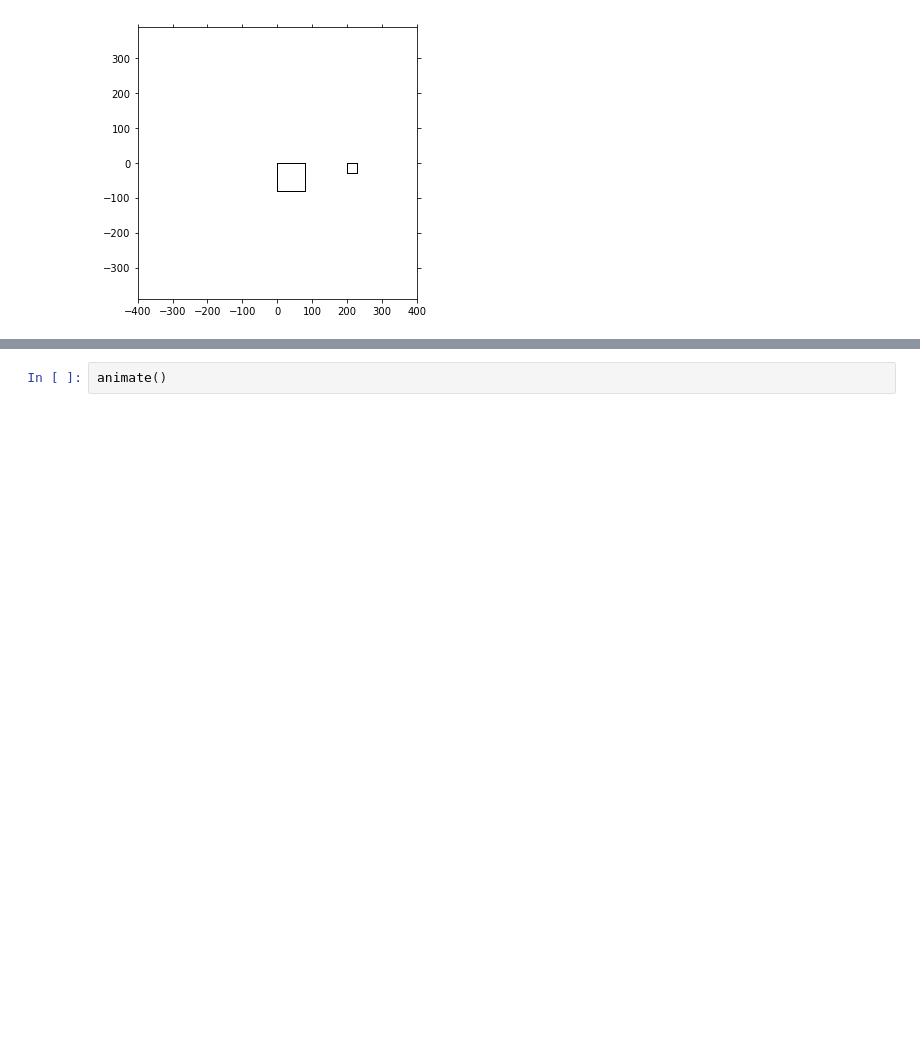
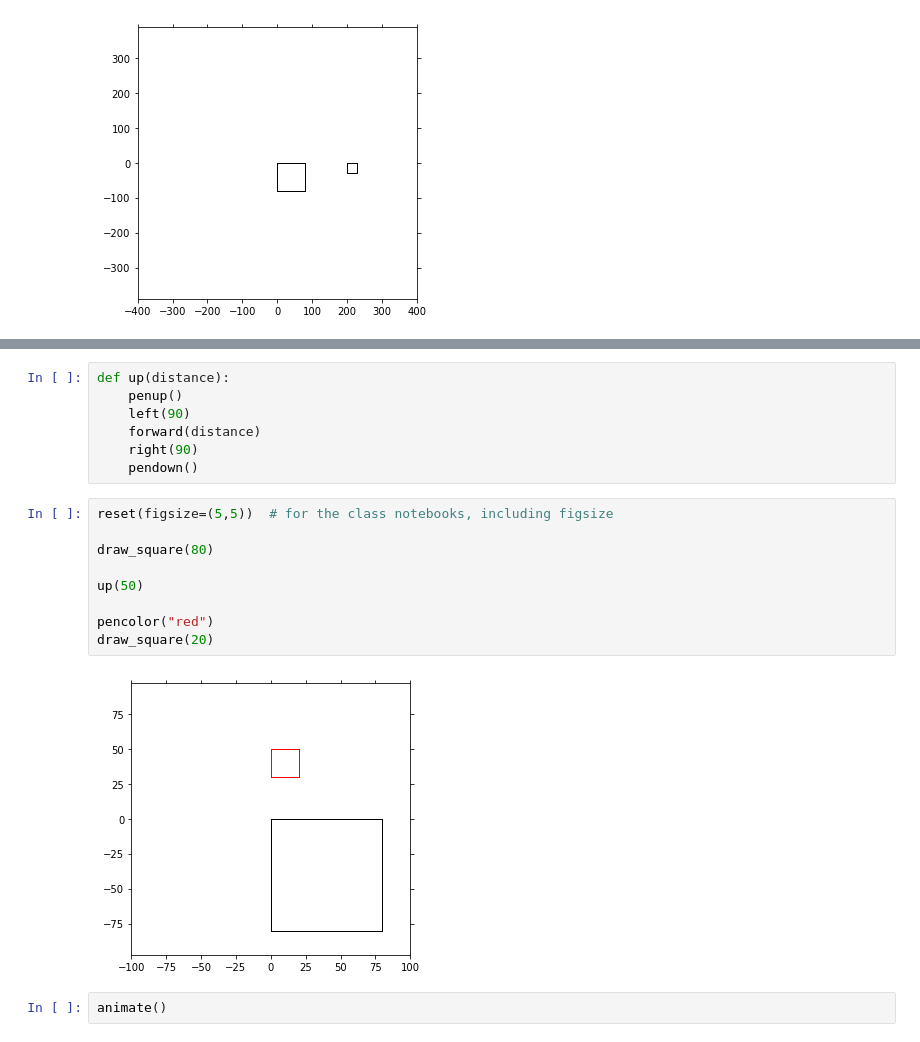
Before and after one commit to bblais/AI-and-Robotics-Fall-2021-Class-Notebooks, a Jupyter notebook: Sprint #1 - Programming and Games/2021-09-13 Some more turtle.ipynb, the cells around one changed output, grey strips where cells are left out. Drawn from its saved outputs; the diff is of its cells as text; blank space fills up the shorter version.

```diff
--- a/Sprint #1 - Programming and Games/2021-09-13 Some more turtle.ipynb
+++ b/Sprint #1 - Programming and Games/2021-09-13 Some more turtle.ipynb
@@ -27,3 +49,21 @@ draw_square(30)
+# %%
+def up(distance):
+    penup()
+    left(90)
+    forward(distance)
+    right(90)
+    pendown()
+# %%
+reset(figsize=(5,5))  # for the class notebooks, including figsize
+
+draw_square(80)
+
+up(50)
+
+pencolor("red")
+draw_square(20)
+# %% [output]
+[figure, added]
 # %%
 animate()
 # %% [output]
```
Also changed, not shown: parts of 9 cells of this notebook, 3 other files.
